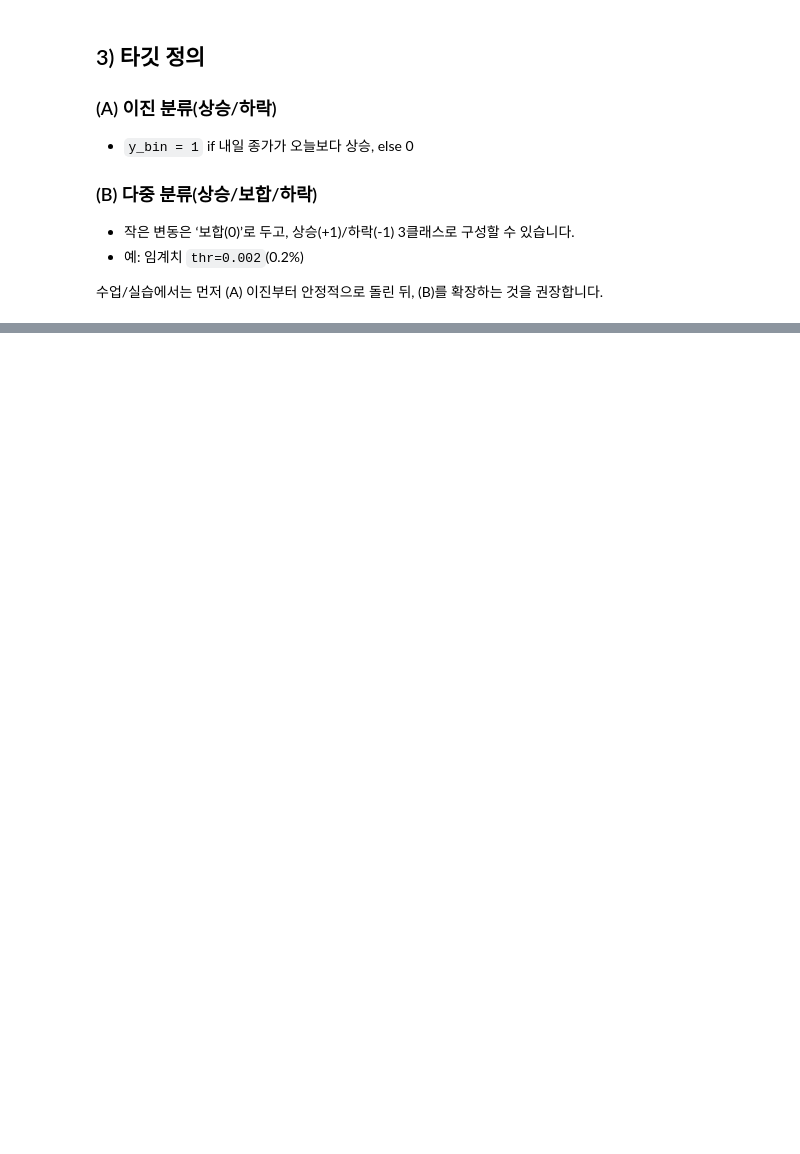
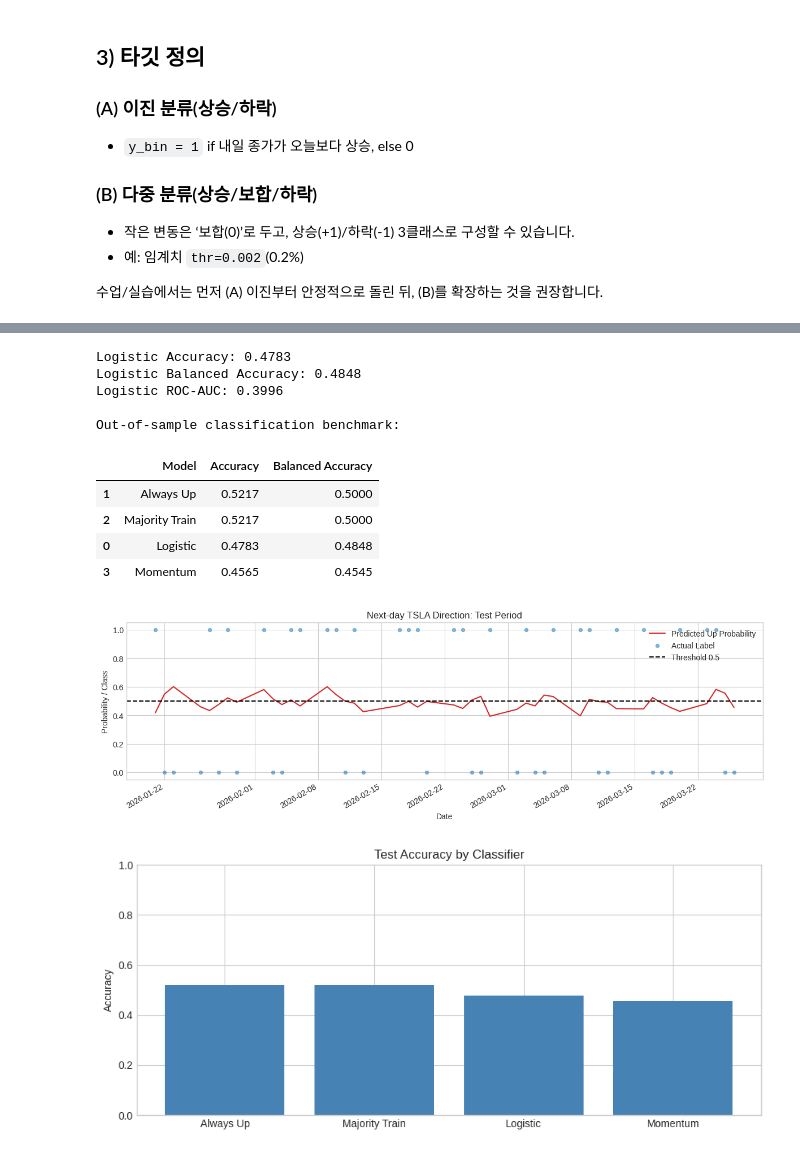
Before and after one commit to nhjung-phd/TimeSeriesAnalysis, a Jupyter notebook: notebooks/14_LogisticRegression_Classification.ipynb, the cells around one changed output, grey strips where cells are left out. Saved outputs shown, nothing was run; the diff lists cells and outputs as text; code cells hidden in the pictures; blank space fills up the shorter version.

```diff
--- a/notebooks/14_LogisticRegression_Classification.ipynb
+++ b/notebooks/14_LogisticRegression_Classification.ipynb
@@ -210,0 +198,13 @@ y_proba = clf.predict_proba(X_test)[:, 1]  # 실제 상승할 확률값(0~1 사
+# %%
+# 5) 모델 구축과 학습: scaler와 분류기를 반드시 하나의 Pipeline으로 묶습니다.
+# fit(X_train, y_train) 수행 시 StandardScaler도 학습 데이터로만 학습됩니다.
+clf = Pipeline(steps=[
+    ('scaler', StandardScaler()),
+    ('logit', LogisticRegression(max_iter=2000, C=1.0, random_state=42))
+])
+clf.fit(X_train, y_train)
+
+# 테스트 관측치의 다음 거래일 상승 확률 및 0/1 예측
+# 테스트 라벨(y_test)은 이 시점의 학습이나 모델 선택에 사용하지 않습니다.
+y_proba = clf.predict_proba(X_test)[:, 1]
+y_pred = (y_proba >= 0.5).astype(int)
@@ -384,0 +286,61 @@ print("- 음수(-) 계수(빨강): 해당 수치가 높을수록 '하락(0)'으
+# %%
+# 6) 테스트 구간 평가 및 시각화
+# 각 기준모형은 테스트 날짜의 미래 라벨을 전혀 사용하지 않고 예측합니다.
+acc = accuracy_score(y_test, y_pred)
+auc_score = roc_auc_score(y_test, y_proba) if y_test.nunique() == 2 else np.nan
+print(f'Logistic Accuracy: {acc:.4f}')
+print(f'Logistic Balanced Accuracy: {balanced_accuracy_score(y_test, y_pred):.4f}')
+print(f'Logistic ROC-AUC: {auc_score:.4f}' if np.isfinite(auc_score) else 'Logistic ROC-AUC: N/A')
+
+# 단순 분류 기준모형 (Always Up / 학습 최빈 클래스 / 당일 상승 지속)
+majority_label = int(y_train.mode().iloc[0])
+baselines = {
+    'Logistic': np.asarray(y_pred),
+    'Always Up': np.ones(len(y_test), dtype=int),
+    'Majority Train': np.full(len(y_test), majority_label, dtype=int),
+    'Momentum': (df.loc[X_test.index, 'ret1'].to_numpy() > 0).astype(int),
+}
+benchmark_rows = []
+for name, pred in baselines.items():
+    benchmark_rows.append({
+        'Model': name,
+        'Accuracy': accuracy_score(y_test, pred),
+        'Balanced Accuracy': balanced_accuracy_score(y_test, pred)
+    })
+benchmark_df = pd.DataFrame(benchmark_rows).sort_values('Accuracy', ascending=False)
+print('\nOut-of-sample classification benchmark:')
+display(benchmark_df.round(4))
+
+# (A) 시계열 테스트일별 예측 상승확률과 실제 라벨
+fig, ax = plt.subplots(figsize=(12, 4))
+ax.plot(test_dates, y_proba, color='tab:red', label='Predicted Up Probability')
+ax.scatter(test_dates, y_test, color='tab:blue', alpha=0.5, s=18, label='Actual Label')
+ax.axhline(0.5, color='black', linestyle='--', label='Threshold 0.5')
+ax.set(title='Next-day TSLA Direction: Test Period', ylabel='Probability / Class', xlabel='Date')
+ax.legend(loc='best'); fig.autofmt_xdate(); plt.tight_layout(); plt.show()
+
+# (B) 정확도 기준모형 비교
+fig, ax = plt.subplots(figsize=(9, 4))
+ax.bar(benchmark_df['Model'], benchmark_df['Accuracy'], color='steelblue')
+ax.set(title='Test Accuracy by Classifier', ylabel='Accuracy', ylim=(0, 1))
+plt.tight_layout(); plt.show()
+
+# (C) 이진 혼동행렬: 항상 두 레이블 모두 표시
+cm = confusion_matrix(y_test, y_pred, labels=[0, 1])
+disp = ConfusionMatrixDisplay(confusion_matrix=cm, display_labels=['Non-Up', 'Up'])
+disp.plot(cmap='Blues', values_format='d')
+plt.title('Logistic Regression: Test Confusion Matrix')
+plt.show()
+# %% [output]
+Logistic Accuracy: 0.4783
+Logistic Balanced Accuracy: 0.4848
+Logistic ROC-AUC: 0.3996
+
+Out-of-sample classification benchmark:
+|  | Model | Accuracy | Balanced Accuracy |
+| 1 | Always Up | 0.5217 | 0.5000 |
+| 2 | Majority Train | 0.5217 | 0.5000 |
+| 0 | Logistic | 0.4783 | 0.4848 |
+| 3 | Momentum | 0.4565 | 0.4545 |
+[figure, added]
+[figure, added]
```
Also changed, not shown: parts of 42 cells of this notebook.
